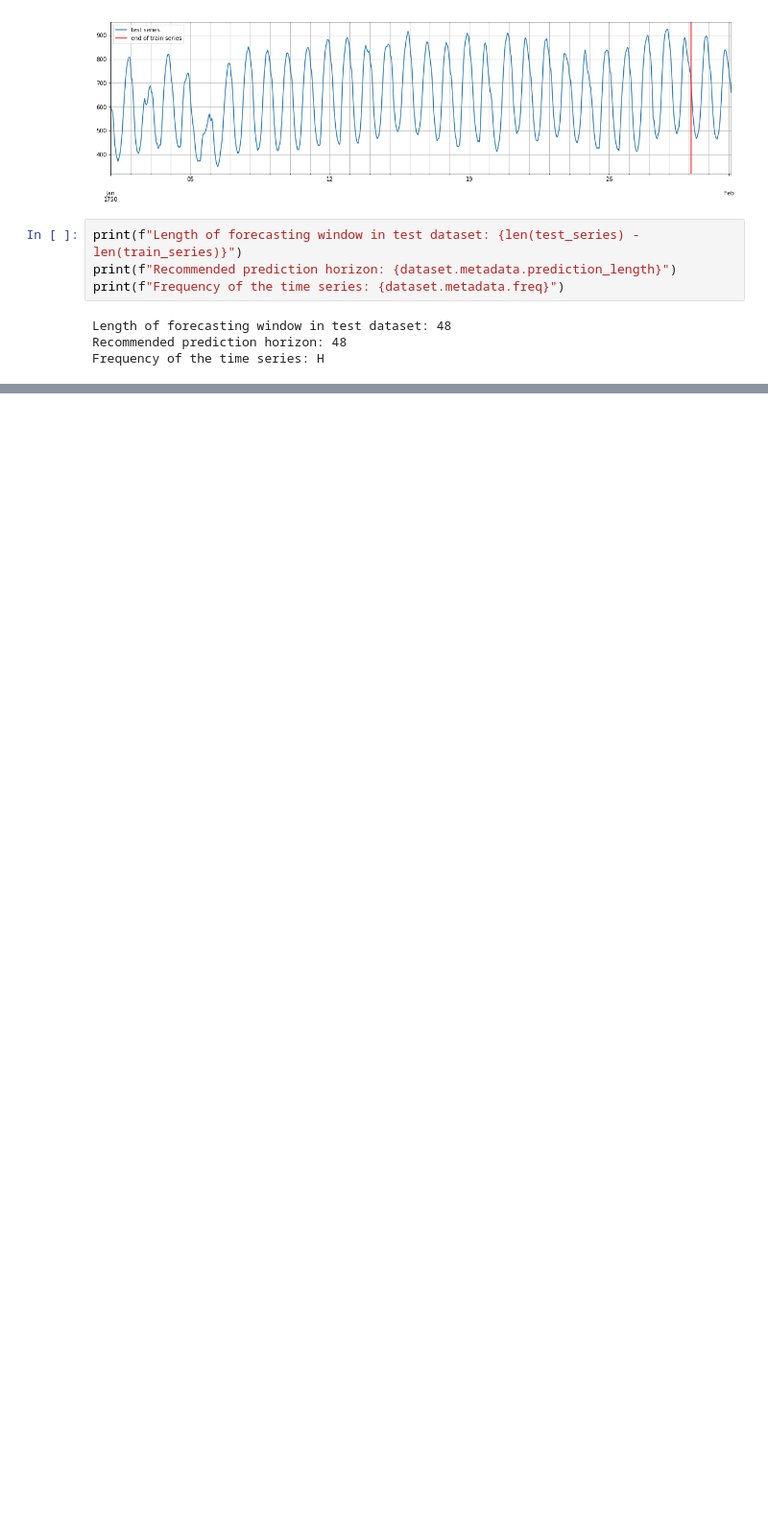
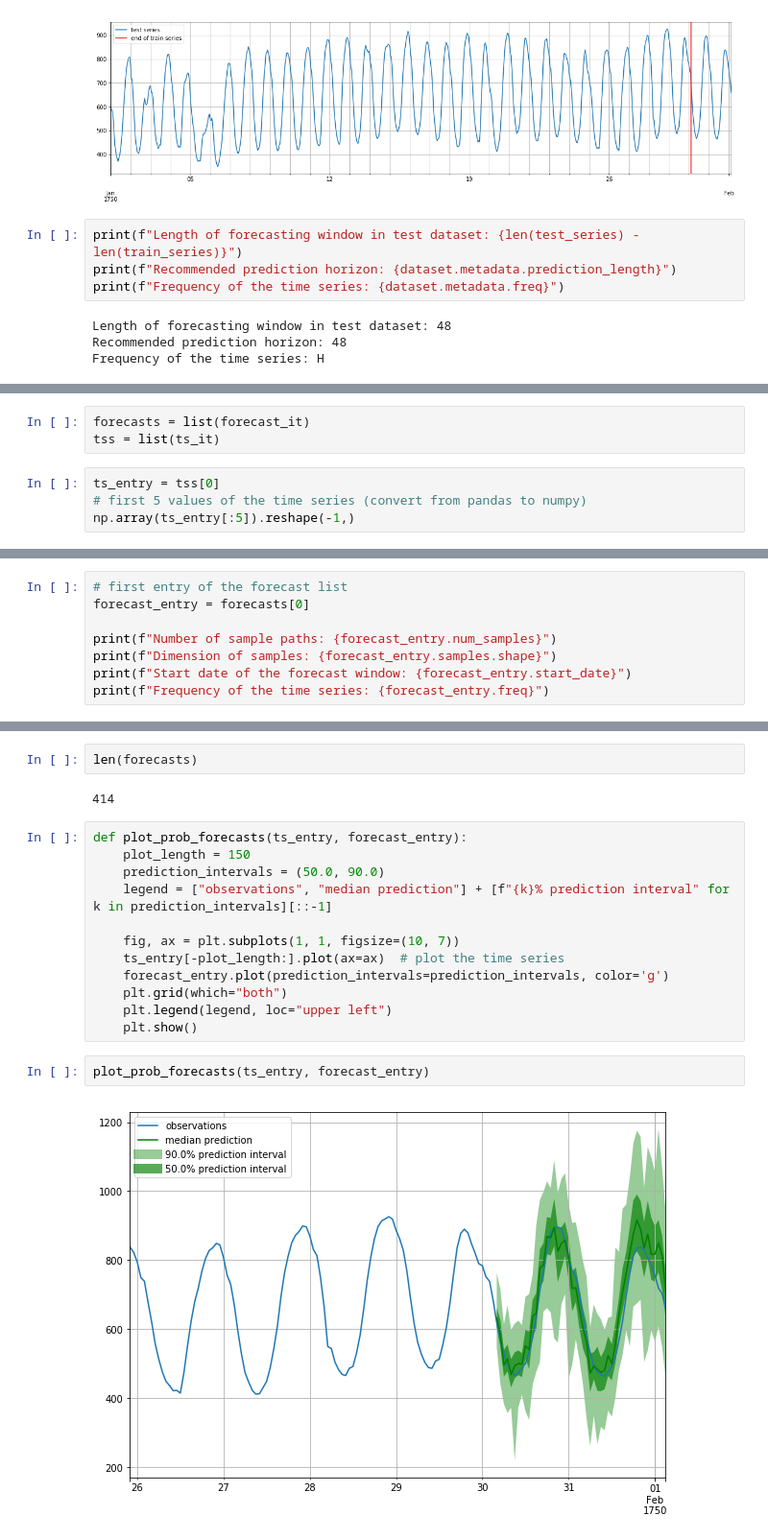
Before and after one commit to VincentVillet/gluonts_exploration, a Jupyter notebook: quick_start_tutorial.ipynb, the cells around one changed output, grey strips where cells are left out. Shown: that part at 96% size. Cells and saved outputs as stored; diff of their text form; blank space fills up the shorter version.

```diff
--- a/quick_start_tutorial.ipynb
+++ b/quick_start_tutorial.ipynb
@@ -54,0 +118,7 @@ Frequency of the time series: H
+# %%
+forecasts = list(forecast_it)
+tss = list(ts_it)
+# %%
+ts_entry = tss[0]
+# first 5 values of the time series (convert from pandas to numpy)
+np.array(ts_entry[:5]).reshape(-1,)
@@ -54,0 +140,8 @@ Frequency of the time series: H
+# %%
+# first entry of the forecast list
+forecast_entry = forecasts[0]
+
+print(f"Number of sample paths: {forecast_entry.num_samples}")
+print(f"Dimension of samples: {forecast_entry.samples.shape}")
+print(f"Start date of the forecast window: {forecast_entry.start_date}")
+print(f"Frequency of the time series: {forecast_entry.freq}")
@@ -54,0 +153,20 @@ Frequency of the time series: H
+# %%
+len(forecasts)
+# %% [output]
+414
+# %%
+def plot_prob_forecasts(ts_entry, forecast_entry):
+    plot_length = 150
+    prediction_intervals = (50.0, 90.0)
+    legend = ["observations", "median prediction"] + [f"{k}% prediction interval" for k in prediction_intervals][::-1]
+
+    fig, ax = plt.subplots(1, 1, figsize=(10, 7))
+    ts_entry[-plot_length:].plot(ax=ax)  # plot the time series
+    forecast_entry.plot(prediction_intervals=prediction_intervals, color='g')
+    plt.grid(which="both")
+    plt.legend(legend, loc="upper left")
+    plt.show()
+# %%
+plot_prob_forecasts(ts_entry, forecast_entry)
+# %% [output]
+[figure, added]
```
Also changed, not shown: parts of 28 cells of this notebook, 1 other file.
